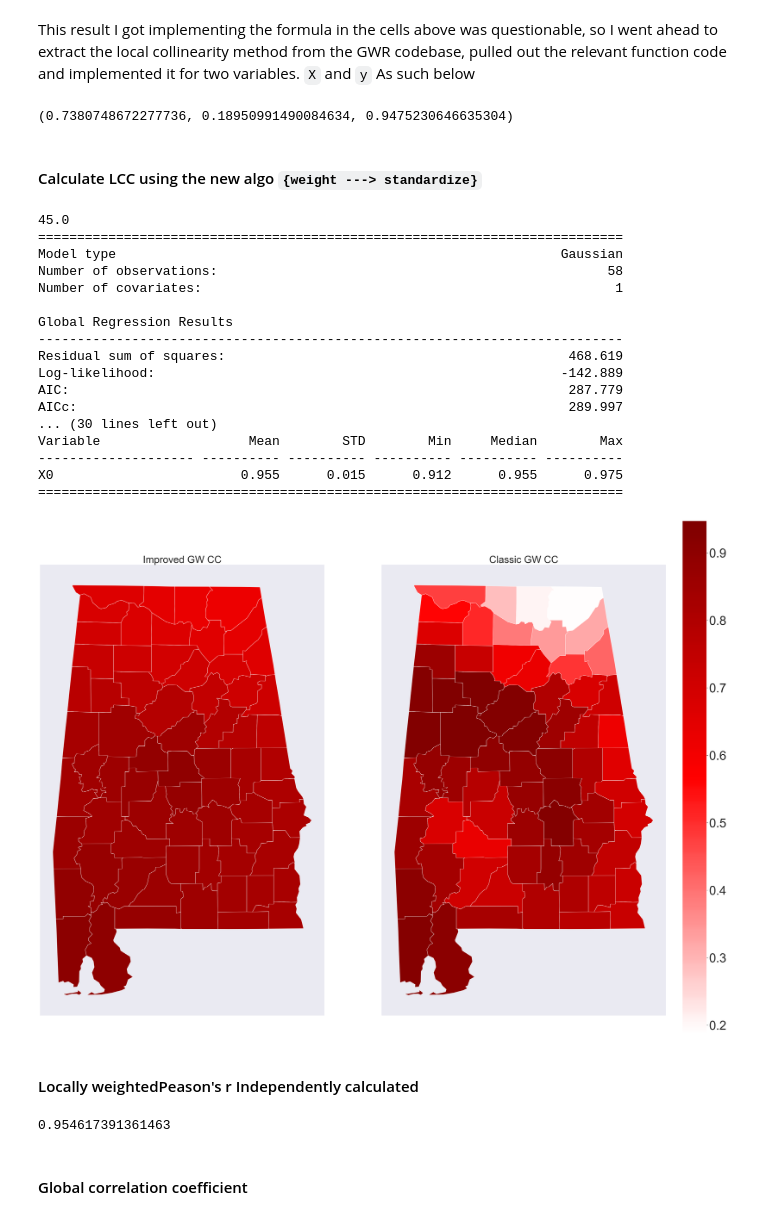
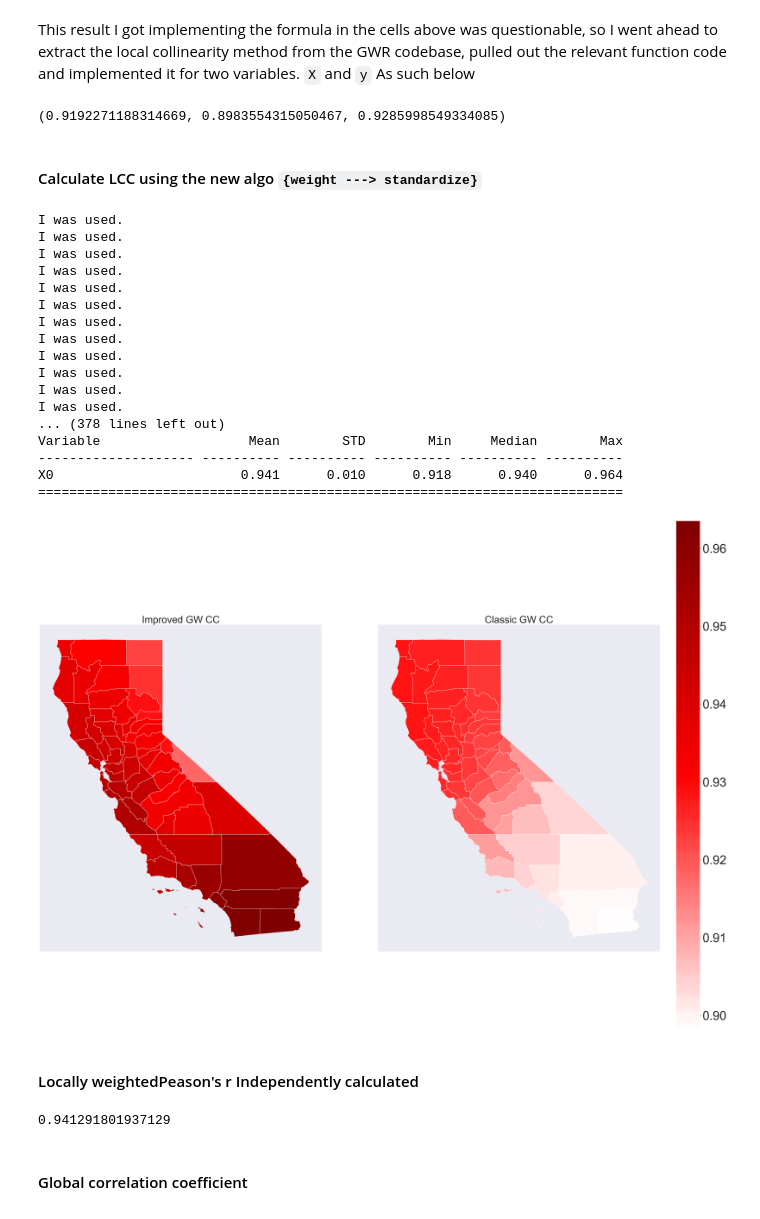
Before and after one commit to marquisvictor/GeogWCC, a Jupyter notebook: Zipcode2County.ipynb, the cells around one changed output. Drawn from its saved outputs; the diff is of its cells as text; code cells hidden in the pictures.

Commit message:
each algo calculating its lwcc

```diff
--- a/Zipcode2County.ipynb
+++ b/Zipcode2County.ipynb
@@ -125,9 +125,9 @@ g_coords = list(zip(u,v))
 # %%
 %%time
 
-gwr_selector_o = Sel_BW(g_coords, g_y, g_X, lwcc=True, constant=False)
-gwr_bw_o = gwr_selector_o.search()
+gwr_selector_o = Sel_BW(g_coords, g_y, g_X, lwcc=True)
+gwr_bw_o = gwr_selector_o.search(bw_min=None)
 print(gwr_bw_o)
-gwr_results_o = GWR(g_coords, g_y, g_X, gwr_bw_o, constant=True, lwcc=False).fit()  # Use fixed bandwidth of 25 for counties
+gwr_results_o = GWR(g_coords, g_y, g_X, gwr_bw_o, lwcc=False).fit()  # Use fixed bandwidth of 25 for counties
 gwr_results_o.summary()
 # %% [output]
@@ -189,41 +189,41 @@ corr_mat = np.ndarray(shape=(len(x_), 1))
 
 
 for i in range(len(x_)):
-    wi_ = gwr_results_o.model._build_wi(i, 25)  # Use fixed bandwidth of 25 for counties
+    wi_ = gwr_results_o.model._build_wi(i, gwr_bw_o)
     sw = np.sum(wi_)
     wi_ = wi_/sw
     corr_mat[i] = corr(np.cov(x_[:, 0], x_[:, 1], aweights=wi_))[0][1]
 
 corr_mat.mean(), corr_mat.min(), corr_mat.max()
 # %% [output]
-(0.7380748672277736, 0.18950991490084634, 0.9475230646635304)
+(0.9192271188314669, 0.8983554315050467, 0.9285998549334085)
 # %%
 gdf['gwr_calc'] = corr_mat
 # %% [markdown]
 #### Calculate LCC using the new algo `{weight ---> standardize}`
 # %%
 gwr_selector_n = Sel_BW(g_coords, g_y, g_X, lwcc=True)
-gwr_bw_n = gwr_selector_n.search()
+gwr_bw_n = gwr_selector_n.search(bw_min=None)
 print(gwr_bw_n)
 gwr_results_n = GWR(g_coords, g_y, g_X, gwr_bw_n, constant=False, lwcc=True).fit() # Use fixed bandwidth of 25 for counties
 gwr_results_n.summary()
 # %% [output]
-45.0
-===========================================================================
-Model type                                                         Gaussian
-Number of observations:                                                  58
-Number of covariates:                                                     1
-
-Global Regression Results
----------------------------------------------------------------------------
-Residual sum of squares:                                            468.619
-Log-likelihood:                                                    -142.889
-AIC:                                                                287.779
-AICc:                                                               289.997
-... (30 lines left out)
+I was used.
+I was used.
+I was used.
+I was used.
+I was used.
+I was used.
+I was used.
+I was used.
+I was used.
+I was used.
+I was used.
+I was used.
+... (378 lines left out)
 Variable                   Mean        STD        Min     Median        Max
 -------------------- ---------- ---------- ---------- ---------- ----------
-X0                        0.955      0.015      0.912      0.955      0.975
+X0                        0.941      0.010      0.918      0.940      0.964
 ===========================================================================
 # %%
 gdf['new_algo_params'] = gwr_results_n.params
@@ -394,16 +394,16 @@ def compare_surfaces(data, var1, var2, savefig=None):
 # %%
 # from utils import compare_surfaces
 
-compare_surfaces(gdf, 'new_algo_params', 'gwr_calc', savefig='./figs/fixed-bandwidth/use-case 2/bama-census.png')
+compare_surfaces(gdf, 'new_algo_params', 'gwr_calc', savefig='./figs/lwcc_improved_algo/use-case 2/cali-county.png')
 # %% [output]
-[figure, old version]
+[figure, new version]
 # %% [markdown]
 #### Locally weightedPeason's r Independently calculated
 # %%
 corr = []
 
 for i in range(len(g_X)):
-    wi = gwr_results_o.model._build_wi(i, gwr_bw_o).reshape(-1,1)
+    wi = gwr_results_o.model._build_wi(i, gwr_bw_n).reshape(-1,1)
     xw = g_X*wi
     yw = g_y*wi
     corr_coef, _ = stats.pearsonr(yw.flatten(), xw.flatten())
@@ -411,7 +411,7 @@ for i in range(len(g_X)):
 
 np.array(corr).mean()
 # %% [output]
-0.954617391361463
+0.941291801937129
 # %% [markdown]
 #### Global correlation coefficient
 # %%
```
Also changed, not shown: parts of 6 cells of this notebook, 51 other files.
